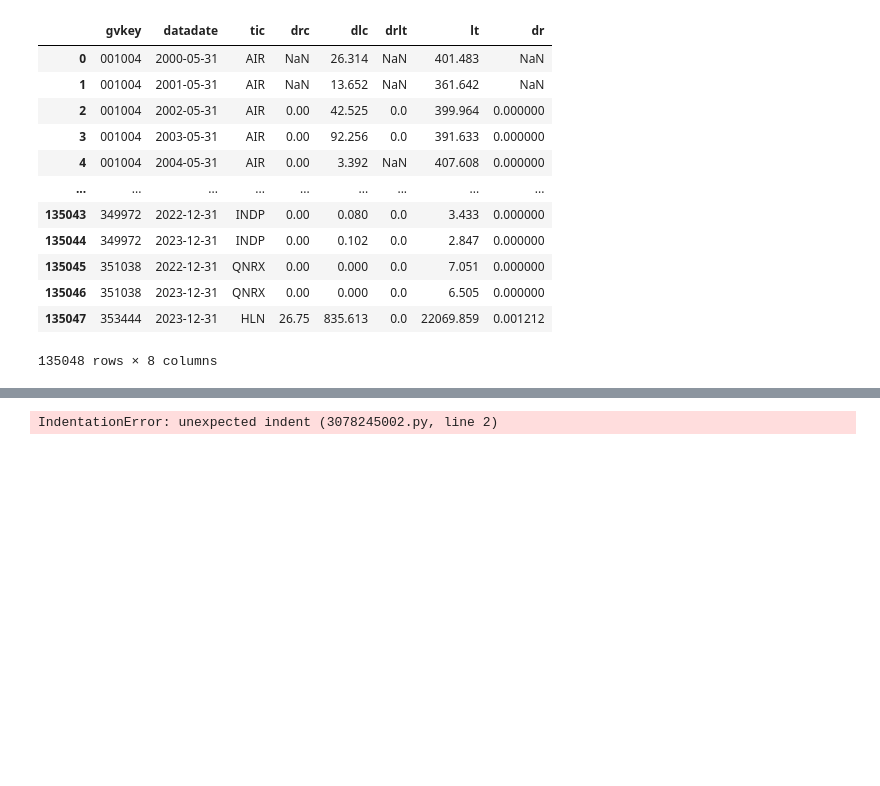
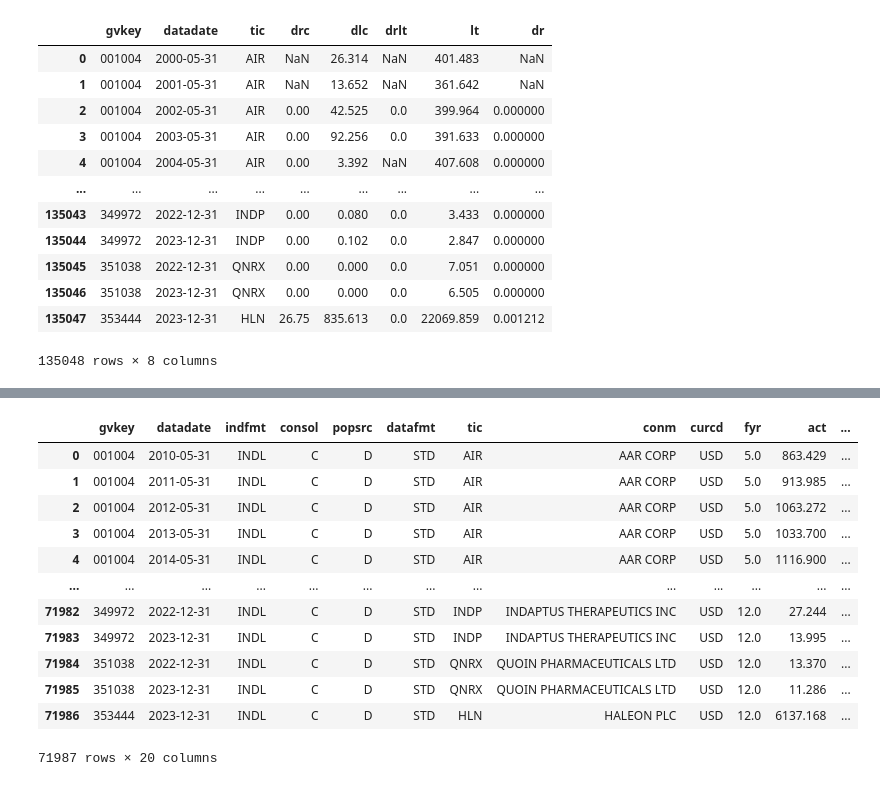
Before and after one commit to glyh0515/fin372.4_project, a Jupyter notebook: notebook.ipynb, the cells around one changed output, grey strips where cells are left out. Cells and saved outputs as stored; diff of their text form; code cells hidden in the pictures; blank space fills up the shorter version.

```diff
--- a/notebook.ipynb
+++ b/notebook.ipynb
@@ -203,3 +102,17 @@ merged_df.to_stata('japan_data.dta', version=117)
 # %%
+x = pd.read_stata('DRandAR.dta')
+x
 # %% [output]
+|  | gvkey | datadate | indfmt | consol | popsrc | datafmt | tic | conm | curcd | fyr | act | ... |
+| 0 | 001004 | 2010-05-31 | INDL | C | D | STD | AIR | AAR CORP | USD | 5.0 | 863.429 | ... |
+| 1 | 001004 | 2011-05-31 | INDL | C | D | STD | AIR | AAR CORP | USD | 5.0 | 913.985 | ... |
+| 2 | 001004 | 2012-05-31 | INDL | C | D | STD | AIR | AAR CORP | USD | 5.0 | 1063.272 | ... |
+| 3 | 001004 | 2013-05-31 | INDL | C | D | STD | AIR | AAR CORP | USD | 5.0 | 1033.700 | ... |
+| 4 | 001004 | 2014-05-31 | INDL | C | D | STD | AIR | AAR CORP | USD | 5.0 | 1116.900 | ... |
+| ... | ... | ... | ... | ... | ... | ... | ... | ... | ... | ... | ... | ... |
+| 71982 | 349972 | 2022-12-31 | INDL | C | D | STD | INDP | INDAPTUS THERAPEUTICS INC | USD | 12.0 | 27.244 | ... |
+| 71983 | 349972 | 2023-12-31 | INDL | C | D | STD | INDP | INDAPTUS THERAPEUTICS INC | USD | 12.0 | 13.995 | ... |
+| 71984 | 351038 | 2022-12-31 | INDL | C | D | STD | QNRX | QUOIN PHARMACEUTICALS LTD | USD | 12.0 | 13.370 | ... |
+| 71985 | 351038 | 2023-12-31 | INDL | C | D | STD | QNRX | QUOIN PHARMACEUTICALS LTD | USD | 12.0 | 11.286 | ... |
+| 71986 | 353444 | 2023-12-31 | INDL | C | D | STD | HLN | HALEON PLC | USD | 12.0 | 6137.168 | ... |
-IndentationError: unexpected indent (3078245002.py, line 2)
+71987 rows × 20 columns
```
Also changed, not shown: parts of 8 cells of this notebook, 40 other files.
